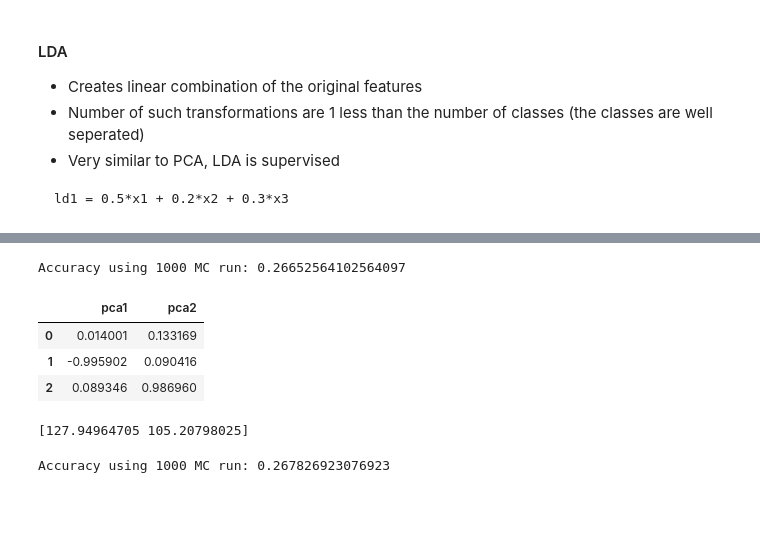
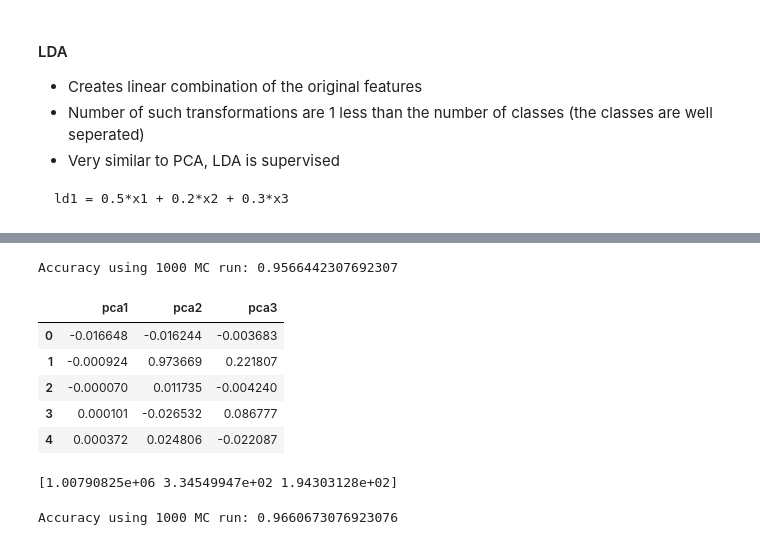
Before and after one commit to swarajshaw/B9AI102-Machine-Learning-and-Pattern-Recognition, a Jupyter notebook: Classification/nfl.ipynb, the cells around one changed output, grey strips where cells are left out. Drawn from its saved outputs; the diff is of its cells as text; code cells hidden in the pictures; blank space fills up the shorter version.

```diff
--- a/Classification/nfl.ipynb
+++ b/Classification/nfl.ipynb
@@ -115,3 +115,7 @@ y= data['qtr']
+# %%
+#X= data[['togo','kicker', 'ydline']]
+X = data[['min',	'sec'	,'down'	,'togo'	,'kicker'	,'ydline'	,'distance'	,'homekick'	,'kickdiff'	,'timerem',	'offscore'	,'defscore'	,'season'	,'GOOD',	'Missed'	,'Blocked']]
+y= data['qtr']
 # %%
 X.shape
 # %% [output]
@@ -168,39 +184,41 @@ from sklearn.model_selection import train_test_split
 acc = [] ### Blank vector
 for i in range(1000):
   X_train,X_test,y_train,y_test=train_test_split(X_lda,y,test_size=0.3)# split dataset
-  model_dt=DecisionTreeClassifier() # model
+  model_dt=GaussianNB() # model
   dt = model_dt.fit(X_train,y_train) # fit the model
   YPred = dt.predict(X_test) # predict
   a = accuracy_score(y_test,YPred) # compute accuracy
   acc.append(a) # append accuracy
 print("Accuracy using 1000 MC run:", np.mean(acc))  # average of accuracy to stablize the result
 # %% [output]
-Accuracy using 1000 MC run: 0.26652564102564097
+Accuracy using 1000 MC run: 0.9566442307692307
 # %%
 #PCA
 
 # define a matrix
 
 # create the PCA instance
-pca = PCA(n_components=2)
+pca = PCA(n_components=3)
 # fit on data
 pca.fit(X)
 # access values and vectors
 PCAs=pca.components_
 df=pd.DataFrame(PCAs)
 df_pca=df.T  # transpose the dataframe
-df_pca.columns=['pca1','pca2']
+df_pca.columns=['pca1','pca2','pca3']
 df_pca.head()
 # %% [output]
-|  | pca1 | pca2 |
-| 0 | 0.014001 | 0.133169 |
-| 1 | -0.995902 | 0.090416 |
-| 2 | 0.089346 | 0.986960 |
+|  | pca1 | pca2 | pca3 |
+| 0 | -0.016648 | -0.016244 | -0.003683 |
+| 1 | -0.000924 | 0.973669 | 0.221807 |
+| 2 | -0.000070 | 0.011735 | -0.004240 |
+| 3 | 0.000101 | -0.026532 | 0.086777 |
+| 4 | 0.000372 | 0.024806 | -0.022087 |
 # %%
 #Variance explained by each component
 print(pca.explained_variance_)
 # %% [output]
-[127.94964705 105.20798025]
+[1.00790825e+06 3.34549947e+02 1.94303128e+02]
 # %%
 ratio_var=pca.explained_variance_/sum(pca.explained_variance_)
 # %%
@@ -210,11 +228,11 @@ df_new=np.dot(X, df_pca)
 acc = [] ### Blank vector
 for i in range(1000):
   X_train,X_test,y_train,y_test=train_test_split(df_new,y,test_size=0.3)# split dataset
-  model_dt=DecisionTreeClassifier() # model
+  model_dt=GaussianNB() # model
   dt = model_dt.fit(X_train,y_train) # fit the model
   YPred = dt.predict(X_test) # predict
   a = accuracy_score(y_test,YPred) # compute accuracy
   acc.append(a) # append accuracy
 print("Accuracy using 1000 MC run:", np.mean(acc))  # average of accuracy to stablize the result
 # %% [output]
-Accuracy using 1000 MC run: 0.267826923076923
+Accuracy using 1000 MC run: 0.9660673076923076
```
Also changed, not shown: parts of 12 cells of this notebook.
